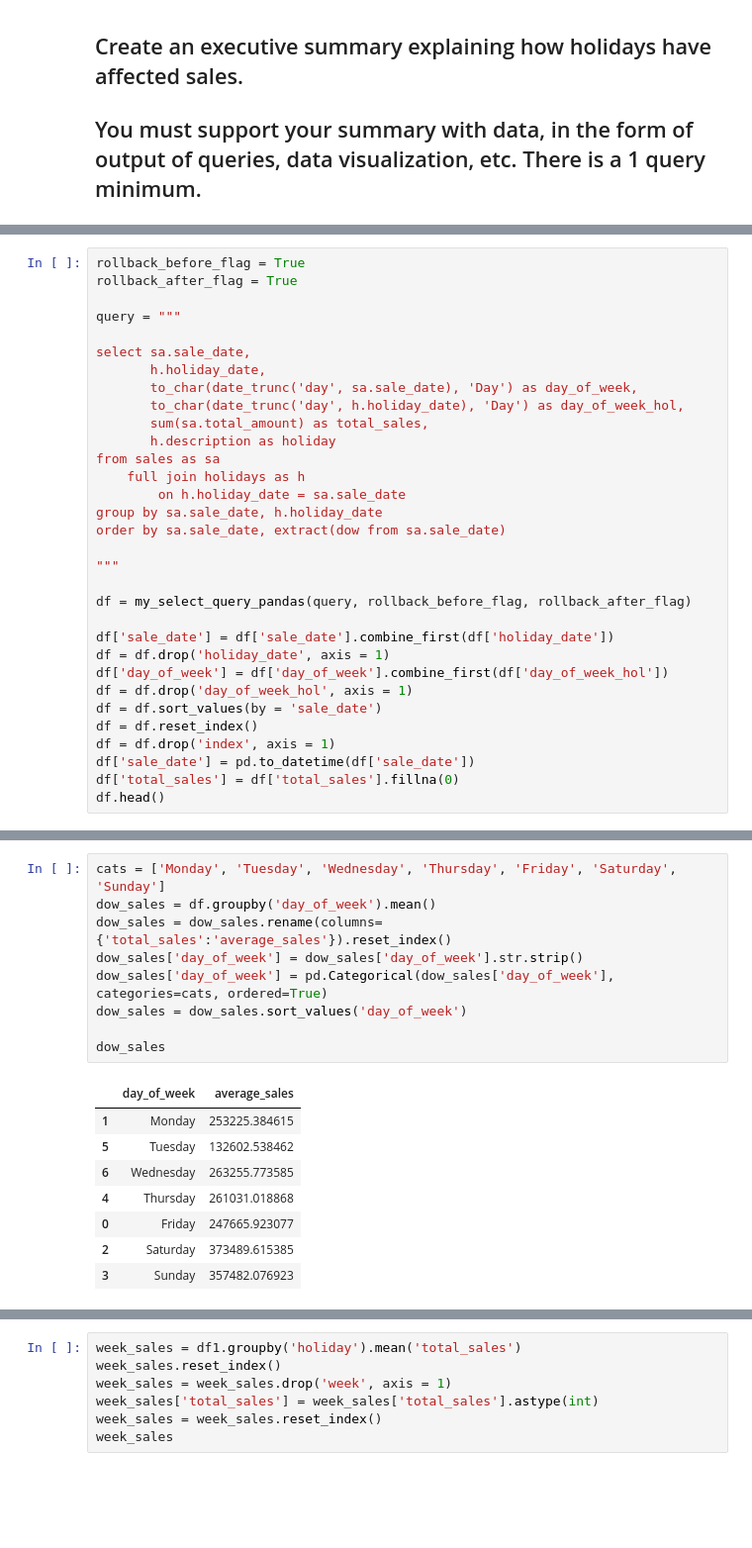
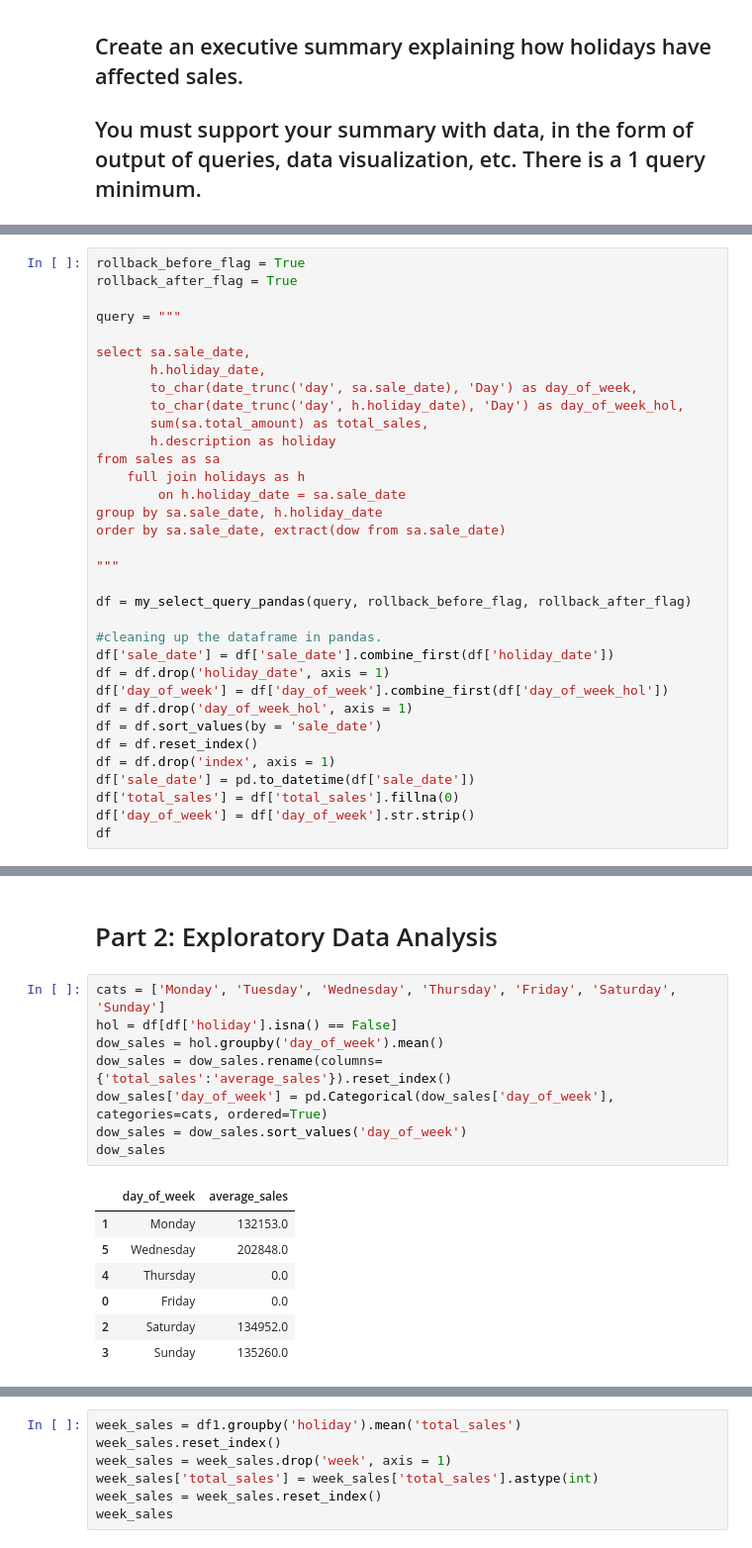
Before and after one commit to morinlandon12/ucb_mids_w205_project_1, a Jupyter notebook: project_1_4.ipynb, the cells around one changed output, grey strips where cells are left out. Shown: that part at 99% size. Cells and saved outputs as stored; diff of their text form; blank space fills up the shorter version.

```diff
--- a/project_1_4.ipynb
+++ b/project_1_4.ipynb
@@ -104,6 +119,7 @@ order by sa.sale_date, extract(dow from sa.sale_date)
 
 df = my_select_query_pandas(query, rollback_before_flag, rollback_after_flag)
 
+#cleaning up the dataframe in pandas.
 df['sale_date'] = df['sale_date'].combine_first(df['holiday_date'])
 df = df.drop('holiday_date', axis = 1)
 df['day_of_week'] = df['day_of_week'].combine_first(df['day_of_week_hol'])
@@ -113,7 +129,8 @@ df = df.reset_index()
 df = df.drop('index', axis = 1)
 df['sale_date'] = pd.to_datetime(df['sale_date'])
 df['total_sales'] = df['total_sales'].fillna(0)
-df.head()
+df['day_of_week'] = df['day_of_week'].str.strip()
+df
 # %% [output]
 |  | sale_date | day_of_week | total_sales | holiday |
 | 0 | 2020-01-01 | Wednesday | 133776 | New Year's Day |
@@ -124,21 +195,21 @@ df.head()
+# %% [markdown]
+# Part 2: Exploratory Data Analysis
 # %%
 cats = ['Monday', 'Tuesday', 'Wednesday', 'Thursday', 'Friday', 'Saturday', 'Sunday']
-dow_sales = df.groupby('day_of_week').mean()
+hol = df[df['holiday'].isna() == False]
+dow_sales = hol.groupby('day_of_week').mean()
 dow_sales = dow_sales.rename(columns={'total_sales':'average_sales'}).reset_index()
-dow_sales['day_of_week'] = dow_sales['day_of_week'].str.strip()
 dow_sales['day_of_week'] = pd.Categorical(dow_sales['day_of_week'], categories=cats, ordered=True)
 dow_sales = dow_sales.sort_values('day_of_week')
-
 dow_sales
 # %% [output]
 |  | day_of_week | average_sales |
-| 1 | Monday | 253225.384615 |
-| 5 | Tuesday | 132602.538462 |
-| 6 | Wednesday | 263255.773585 |
-| 4 | Thursday | 261031.018868 |
-| 0 | Friday | 247665.923077 |
-| 2 | Saturday | 373489.615385 |
-| 3 | Sunday | 357482.076923 |
+| 1 | Monday | 132153.0 |
+| 5 | Wednesday | 202848.0 |
+| 4 | Thursday | 0.0 |
+| 0 | Friday | 0.0 |
+| 2 | Saturday | 134952.0 |
+| 3 | Sunday | 135260.0 |
 # %%
 no_hol = df[df['holiday'].isna()]
 dow_sales_no_hol = no_hol.groupby('day_of_week').mean()
```
Also changed, not shown: parts of 27 cells of this notebook, 5 other files.
